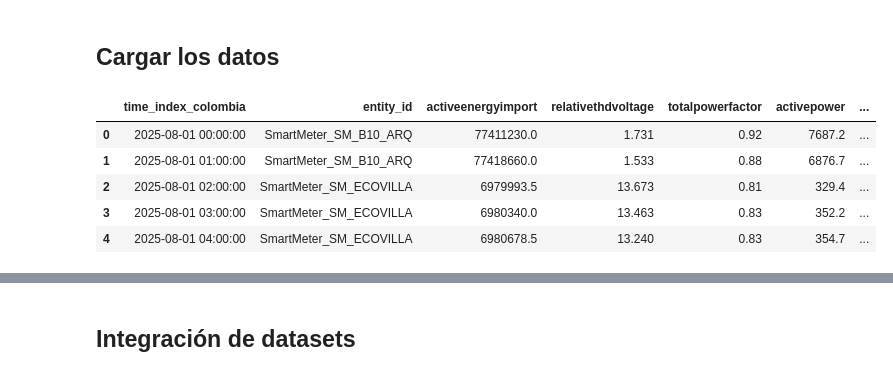
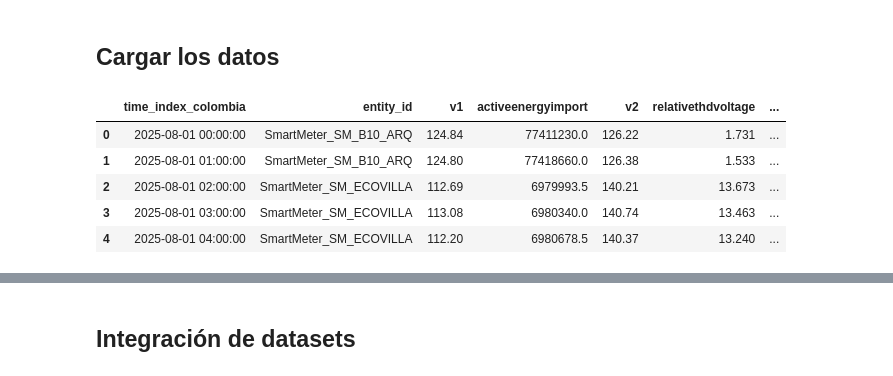
Before and after one commit to danielagerenal/E-Visor, a Jupyter notebook: notebooks/01_Integración_Calidad.ipynb, the cells around one changed output, grey strips where cells are left out. Drawn from its saved outputs; the diff is of its cells as text; code cells hidden in the pictures.

```diff
--- a/notebooks/01_Integración_Calidad.ipynb
+++ b/notebooks/01_Integración_Calidad.ipynb
@@ -29,22 +13,22 @@ import openpyxl
 # %% [markdown]
 ## Cargar los datos
 # %%
-landis0_path = "C:\\Users\\danig\\OneDrive\\Documentos\\GitHub\\E-Visor\\data\\etsmartmeter_JULIO_2025-07-01_a_2025-07-31_1_hora (1).xlsx"
+landis0_path = "C:\\Users\\danig\\OneDrive\\Documentos\\GitHub\\E-Visor\\data\\etsmartmeter_JULIO_2025-07-01_a_2025-07-31_1_hora.xlsx"
 landis1_path = "C:\\Users\\danig\\OneDrive\\Documentos\\GitHub\\E-Visor\\data\\etsmartmeter_AGOSTO_2025-08-01_a_2025-08-31_1_hora.xlsx"
-landis2_path = "C:\\Users\\danig\\OneDrive\\Documentos\\GitHub\\E-Visor\\data\\etsmartmeter_SEPTIEMBR_2025-09-01_a_2025-09-30_1_hora.xlsx"
-landis3_path = "C:\\Users\\danig\\OneDrive\\Documentos\\GitHub\\E-Visor\\data\\etsmartmeter_OCTUBRE_2025-10-01_a_2025-10-19_1_hora.xlsx"
+landis2_path = "C:\\Users\\danig\\OneDrive\\Documentos\\GitHub\\E-Visor\\data\\etsmartmeter_SEPTIEMBRE_2025-09-01_a_2025-09-30_1_hora.xlsx"
+landis3_path = "C:\\Users\\danig\\OneDrive\\Documentos\\GitHub\\E-Visor\\data\\etsmartmeter_OCTUBRE_2025-10-01_a_2025-10-23_1_hora.xlsx"
 df0 = pd.read_excel(landis0_path)
 df1 = pd.read_excel(landis1_path)
 df2 = pd.read_excel(landis2_path)
 df3 = pd.read_excel(landis3_path)
 df1.head()
 # %% [output]
-|  | time_index_colombia | entity_id | activeenergyimport | relativethdvoltage | totalpowerfactor | activepower | ... |
-| 0 | 2025-08-01 00:00:00 | SmartMeter_SM_B10_ARQ | 77411230.0 | 1.731 | 0.92 | 7687.2 | ... |
-| 1 | 2025-08-01 01:00:00 | SmartMeter_SM_B10_ARQ | 77418660.0 | 1.533 | 0.88 | 6876.7 | ... |
-| 2 | 2025-08-01 02:00:00 | SmartMeter_SM_ECOVILLA | 6979993.5 | 13.673 | 0.81 | 329.4 | ... |
-| 3 | 2025-08-01 03:00:00 | SmartMeter_SM_ECOVILLA | 6980340.0 | 13.463 | 0.83 | 352.2 | ... |
-| 4 | 2025-08-01 04:00:00 | SmartMeter_SM_ECOVILLA | 6980678.5 | 13.240 | 0.83 | 354.7 | ... |
+|  | time_index_colombia | entity_id | v1 | activeenergyimport | v2 | relativethdvoltage | ... |
+| 0 | 2025-08-01 00:00:00 | SmartMeter_SM_B10_ARQ | 124.84 | 77411230.0 | 126.22 | 1.731 | ... |
+| 1 | 2025-08-01 01:00:00 | SmartMeter_SM_B10_ARQ | 124.80 | 77418660.0 | 126.38 | 1.533 | ... |
+| 2 | 2025-08-01 02:00:00 | SmartMeter_SM_ECOVILLA | 112.69 | 6979993.5 | 140.21 | 13.673 | ... |
+| 3 | 2025-08-01 03:00:00 | SmartMeter_SM_ECOVILLA | 113.08 | 6980340.0 | 140.74 | 13.463 | ... |
+| 4 | 2025-08-01 04:00:00 | SmartMeter_SM_ECOVILLA | 112.20 | 6980678.5 | 140.37 | 13.240 | ... |
 # %%
 df1.info()
 # %% [output]
```
Also changed, not shown: parts of 31 cells of this notebook, 8 other files.
